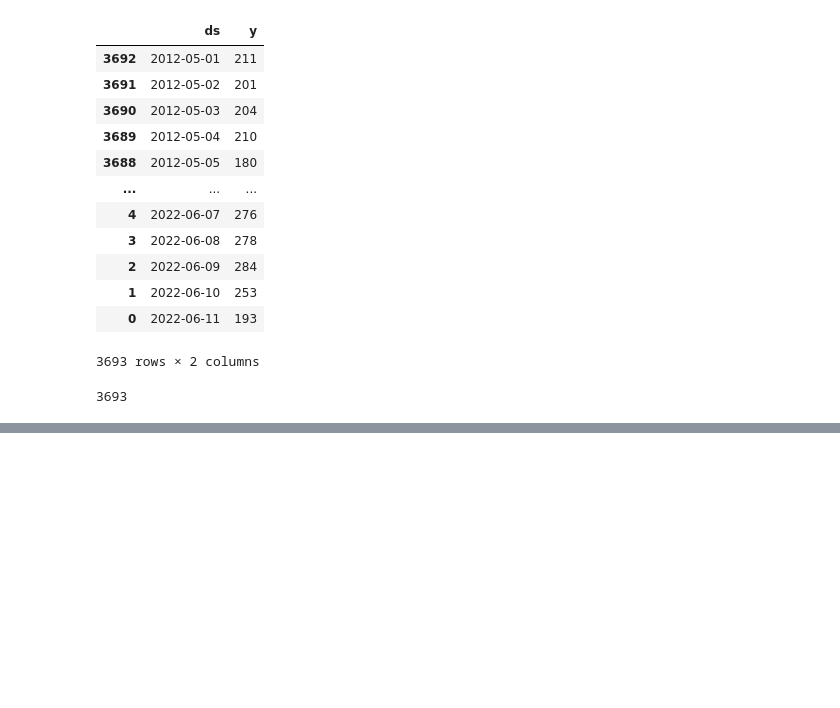
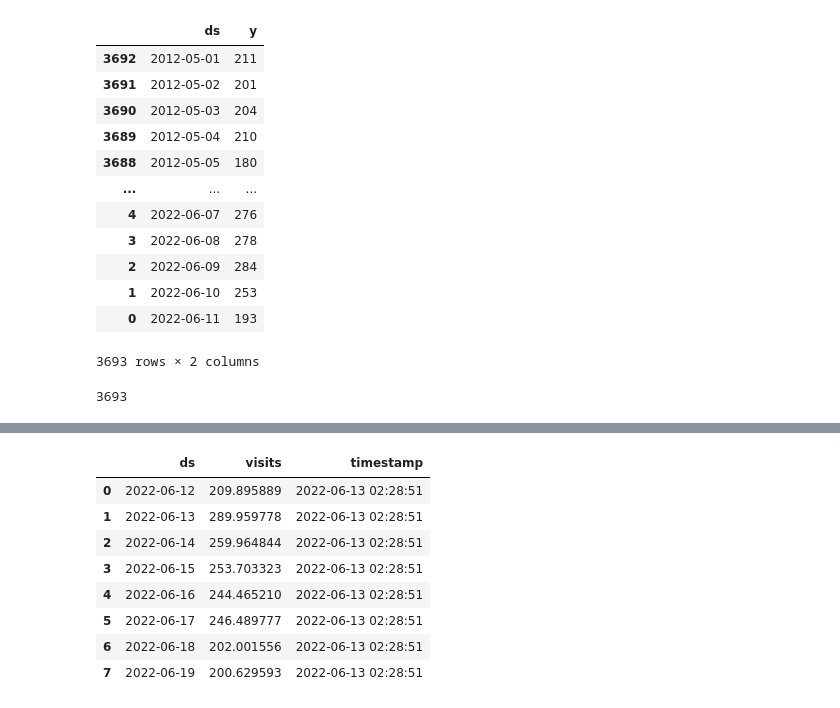
Before and after one commit to drdevinhopkins/hourly-report-neuralprophet, a Jupyter notebook: notebooks/daily_visits.ipynb, the cells around one changed output, grey strips where cells are left out. Saved outputs shown, nothing was run; the diff lists cells and outputs as text; code cells hidden in the pictures; blank space fills up the shorter version.

```diff
--- a/notebooks/daily_visits.ipynb
+++ b/notebooks/daily_visits.ipynb
@@ -29,9 +29,9 @@ len(df)
 3693
 # %%
 m = NeuralProphet(
-  yearly_seasonality=False,
-  weekly_seasonality=True,
-  daily_seasonality=False,
+  # yearly_seasonality=False,
+  # weekly_seasonality=True,
+  # daily_seasonality=False,
   n_lags=4*7+1,
   n_forecasts=8,
   changepoints_range=0.95,
@@ -41,7 +41,7 @@ m = NeuralProphet(
   learning_rate=0.005,
 ).add_country_holidays("CA")
 
-metrics = m.fit(df,
+metrics = m.fit(df[df.ds>'2020-01-01'],
                 freq='D',
                 # progress='plot'
                 )
@@ -62,6 +62,18 @@ forecast_length = len(forecast.values.tolist()[0][1:])
 
 forecast_output = pd.DataFrame(columns=['ds','visits','timestamp'])
 forecast_output['ds'] = pd.date_range(start=start, periods=forecast_length, freq='D')
-forecast_output['inflow'] = forecast.values.tolist()[0][1:]
-forecast_output['visits'] = pd.Timestamp.now().round('S').replace(tzinfo=None)
+forecast_output['visits'] = forecast.values.tolist()[0][1:]
+forecast_output['timestamp'] = pd.Timestamp.now().round('S').replace(tzinfo=None)
 forecast_output.to_csv('../forecasts/daily_visits.csv', index=False)
+# %%
+forecast_output
+# %% [output]
+|  | ds | visits | timestamp |
+| 0 | 2022-06-12 | 209.895889 | 2022-06-13 02:28:51 |
+| 1 | 2022-06-13 | 289.959778 | 2022-06-13 02:28:51 |
+| 2 | 2022-06-14 | 259.964844 | 2022-06-13 02:28:51 |
+| 3 | 2022-06-15 | 253.703323 | 2022-06-13 02:28:51 |
+| 4 | 2022-06-16 | 244.465210 | 2022-06-13 02:28:51 |
+| 5 | 2022-06-17 | 246.489777 | 2022-06-13 02:28:51 |
+| 6 | 2022-06-18 | 202.001556 | 2022-06-13 02:28:51 |
+| 7 | 2022-06-19 | 200.629593 | 2022-06-13 02:28:51 |
```
Also changed, not shown: parts of 1 cell of this notebook, 3 other files.
